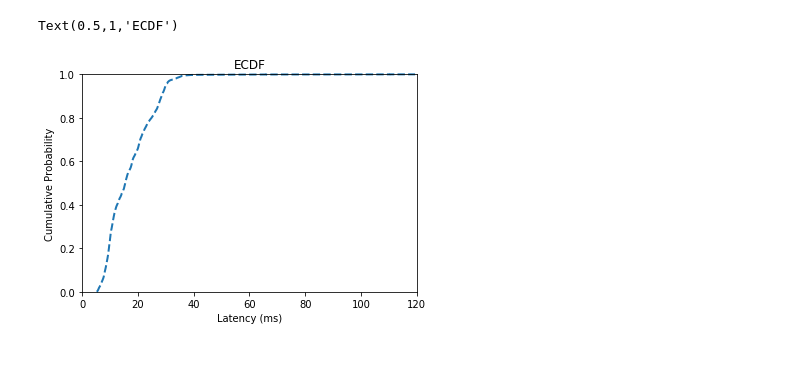
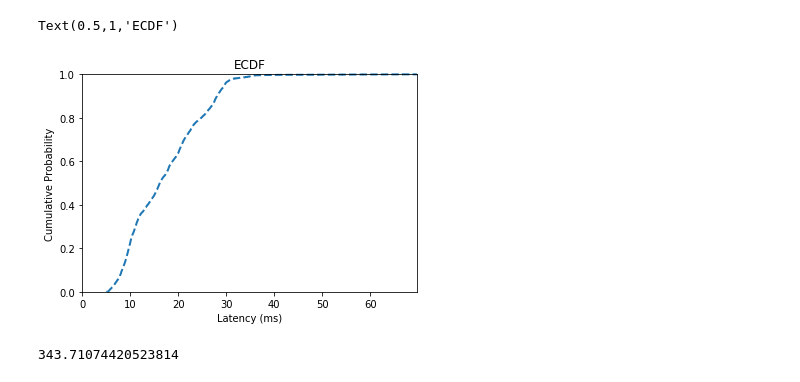
Before and after one commit to BenjaminBush/research, a Jupyter notebook: results/notebooks/latency_exploration_analysis.ipynb, the cells around one changed output. Cells and saved outputs as stored; diff of their text form; code cells hidden in the pictures.

```diff
--- a/results/notebooks/latency_exploration_analysis.ipynb
+++ b/results/notebooks/latency_exploration_analysis.ipynb
@@ -54,17 +54,34 @@ plt.plot(binMids, heights)
 # %%
 import statsmodels.api as sm
 
 #subsample = np.random.choice(ms, 2, replace=False)
 #subsample = ms
 subsample = sorted(ms) # They have to be sorted lol
 ecdf_f = sm.distributions.ECDF(subsample)
 y_f = ecdf_f(subsample)
 plt.plot(subsample, y_f, linestyle='--', drawstyle='steps', clip_on=False, linewidth=2.0)
-plt.xlim(0, 120)
+plt.xlim(0, np.max(subsample))
 plt.ylim(0, 1)
 plt.xlabel('Latency (ms)')
 plt.ylabel('Cumulative Probability')
 plt.title('ECDF')
 # %% [output]
 Text(0.5,1,'ECDF')
-[figure, old version]
+[figure, new version]
+# %%
+# How do we set budget and period?
+c = []
+t = []
+for i in range(ms.shape[0]):
+    c.append(ms[i])
+    t.append(100)
+
+total = 0
+for i in range(len(c)):
+    total += (c[i]/t[i])
+U = total
+P = 0.1
+B = U*P
+print(B)
+# %% [output]
+343.71074420523814
```
Also changed, not shown: parts of 6 cells of this notebook, 17 other files.
